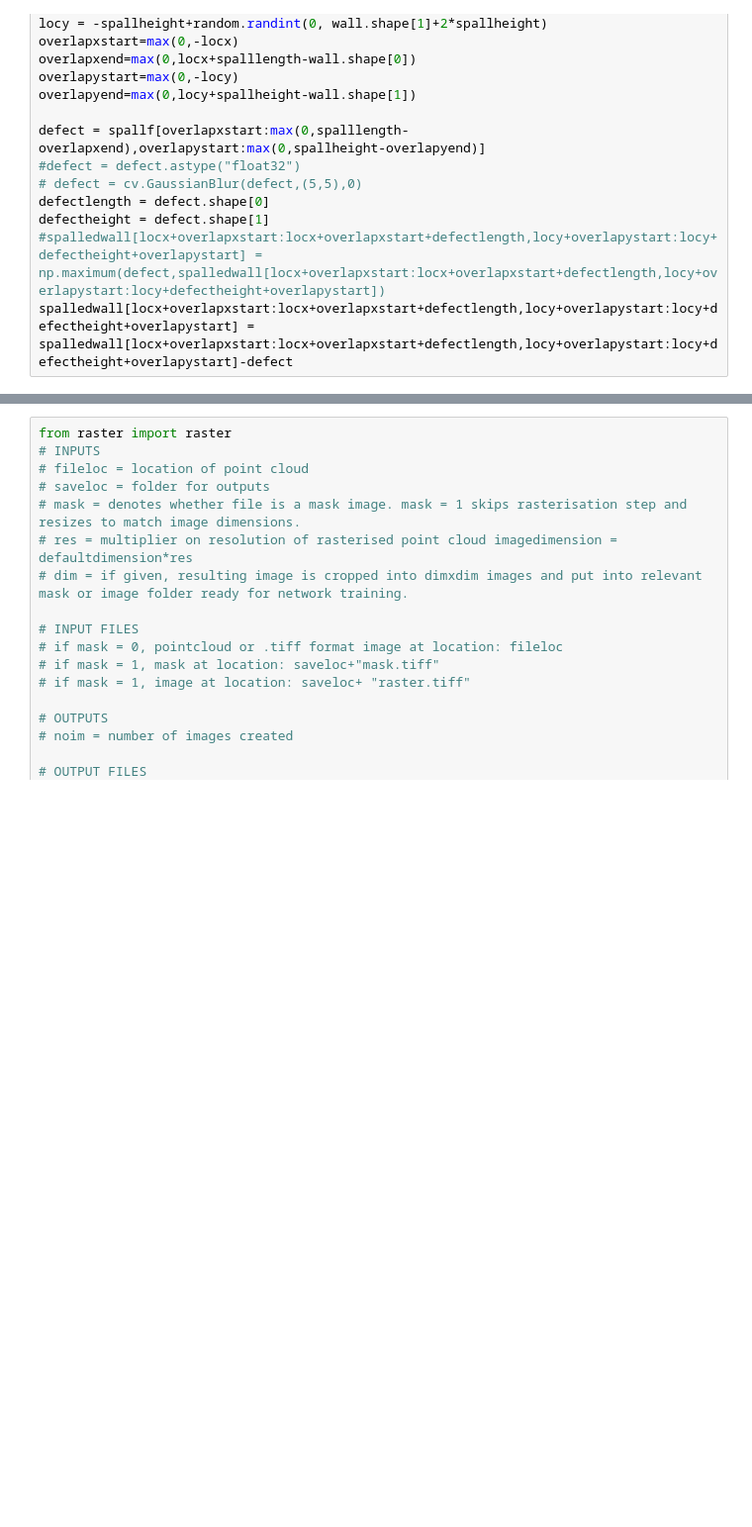
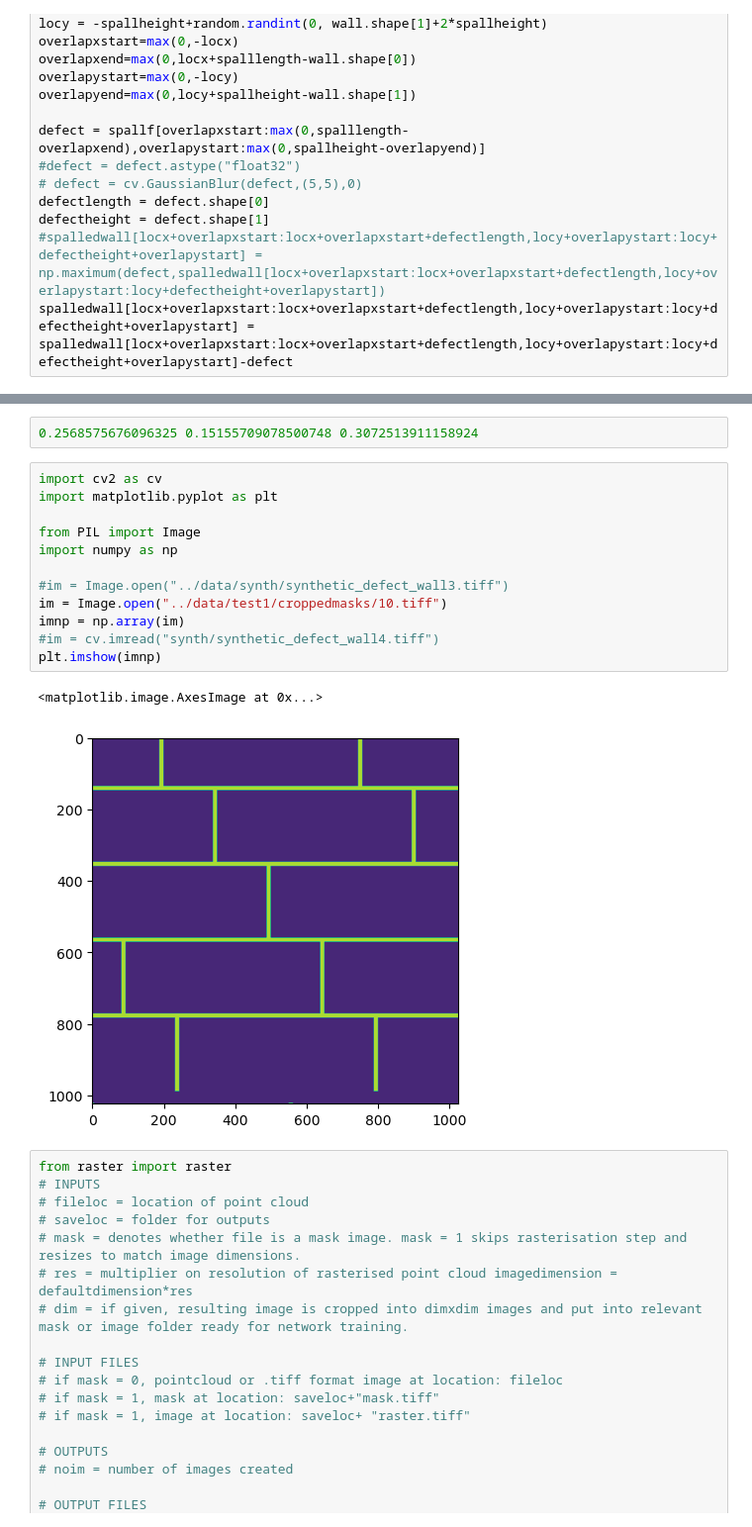
Before and after one commit to Mysterymanreturns/MasonryDefectSegmentation, a Jupyter notebook: play.ipynb, the cells around one changed output, grey strips where cells are left out. Shown at 99% size. Drawn from its saved outputs; the diff is of its cells as text; blank space fills up the shorter version.

```diff
--- a/play.ipynb
+++ b/play.ipynb
@@ -175,3 +185,20 @@ spalledwall[locx+overlapxstart:locx+overlapxstart+defectlength,locy+overlapystar
+# %%
+0.2568575676096325 0.15155709078500748 0.3072513911158924
+# %%
+import cv2 as cv
+import matplotlib.pyplot as plt
+
+from PIL import Image
+import numpy as np
+
+#im = Image.open("../data/synth/synthetic_defect_wall3.tiff")
+im = Image.open("../data/test1/croppedmasks/10.tiff")
+imnp = np.array(im)
+#im = cv.imread("synth/synthetic_defect_wall4.tiff")
+plt.imshow(imnp)
+# %% [output]
+<matplotlib.image.AxesImage at 0x...>
+[figure, added]
 # %%
 from raster import raster
 # INPUTS
```
Also changed, not shown: parts of 1 cell of this notebook, 8 other files.
